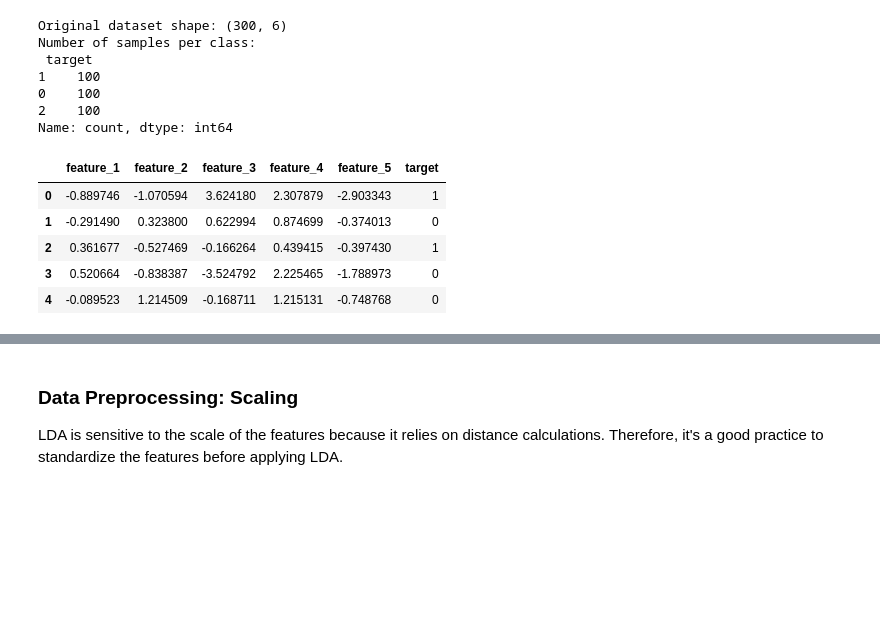
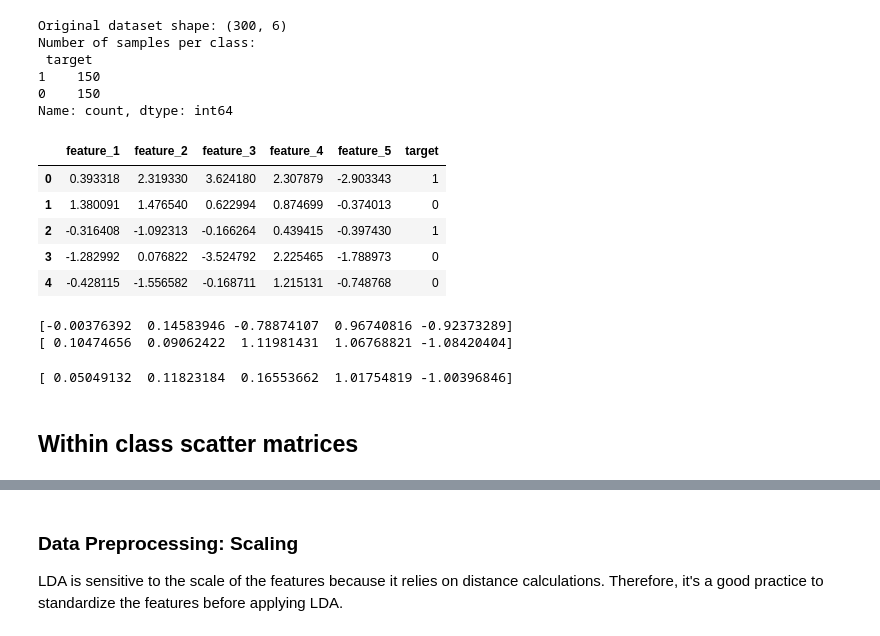
Before and after one commit to DarkMortal/Machine-Learning, a Jupyter notebook: Feature Selection/Linear_Discriminant_Analysis.ipynb, the cells around one changed output, grey strips where cells are left out. Cells and saved outputs as stored; diff of their text form; code cells hidden in the pictures; blank space fills up the shorter version.

```diff
--- a/Feature Selection/Linear_Discriminant_Analysis.ipynb
+++ b/Feature Selection/Linear_Discriminant_Analysis.ipynb
@@ -74,39 +75,38 @@ import pandas as pd
 import seaborn as sns
 from sklearn.datasets import make_classification
 from sklearn.discriminant_analysis import LinearDiscriminantAnalysis
 from sklearn.model_selection import train_test_split
 from sklearn.preprocessing import StandardScaler
 
 # Generate a synthetic dataset
 X, y = make_classification(
     n_samples=300,
     n_features=5,
     n_informative=3,
     n_redundant=0,
     n_repeated=0,
-    n_classes=3,
+    n_classes=2,
     n_clusters_per_class=1,
     random_state=42
 )
 
 # Convert to DataFrame for easier handling and visualization
 df = pd.DataFrame(X, columns=[f'feature_{i+1}' for i in range(X.shape[1])])
 df['target'] = y
 
 print("Original dataset shape:", df.shape)
 print("Number of samples per class:\n", df['target'].value_counts())
 display(df.head())
 # %% [output]
 Original dataset shape: (300, 6)
 Number of samples per class:
  target
-1    100
-0    100
-2    100
+1    150
+0    150
 Name: count, dtype: int64
 |  | feature_1 | feature_2 | feature_3 | feature_4 | feature_5 | target |
-| 0 | -0.889746 | -1.070594 | 3.624180 | 2.307879 | -2.903343 | 1 |
-| 1 | -0.291490 | 0.323800 | 0.622994 | 0.874699 | -0.374013 | 0 |
-| 2 | 0.361677 | -0.527469 | -0.166264 | 0.439415 | -0.397430 | 1 |
-| 3 | 0.520664 | -0.838387 | -3.524792 | 2.225465 | -1.788973 | 0 |
-| 4 | -0.089523 | 1.214509 | -0.168711 | 1.215131 | -0.748768 | 0 |
+| 0 | 0.393318 | 2.319330 | 3.624180 | 2.307879 | -2.903343 | 1 |
+| 1 | 1.380091 | 1.476540 | 0.622994 | 0.874699 | -0.374013 | 0 |
+| 2 | -0.316408 | -1.092313 | -0.166264 | 0.439415 | -0.397430 | 1 |
+| 3 | -1.282992 | 0.076822 | -3.524792 | 2.225465 | -1.788973 | 0 |
+| 4 | -0.428115 | -1.556582 | -0.168711 | 1.215131 | -0.748768 | 0 |
@@ -112,0 +123,15 @@ Name: count, dtype: int64
+# %%
+print(meanVector_0)
+print(meanVector_1)
+# print(meanVector_2)
+# %% [output]
+[-0.00376392  0.14583946 -0.78874107  0.96740816 -0.92373289]
+[ 0.10474656  0.09062422  1.11981431  1.06768821 -1.08420404]
+# %%
+df_t = df.drop('target', axis = 1)
+totalMeanVector = np.array(df_t.mean())
+print(totalMeanVector)
+# %% [output]
+[ 0.05049132  0.11823184  0.16553662  1.01754819 -1.00396846]
+# %% [markdown]
+## Within class scatter matrices
```
Also changed, not shown: parts of 31 cells of this notebook.
